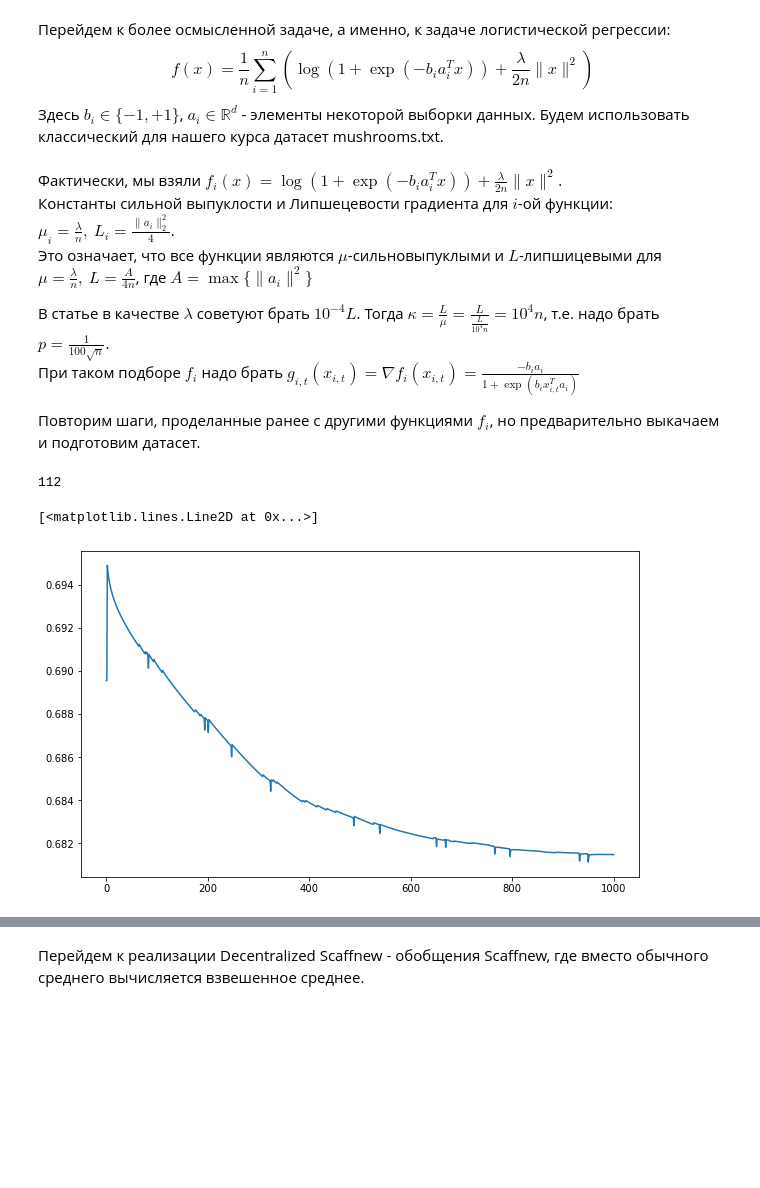
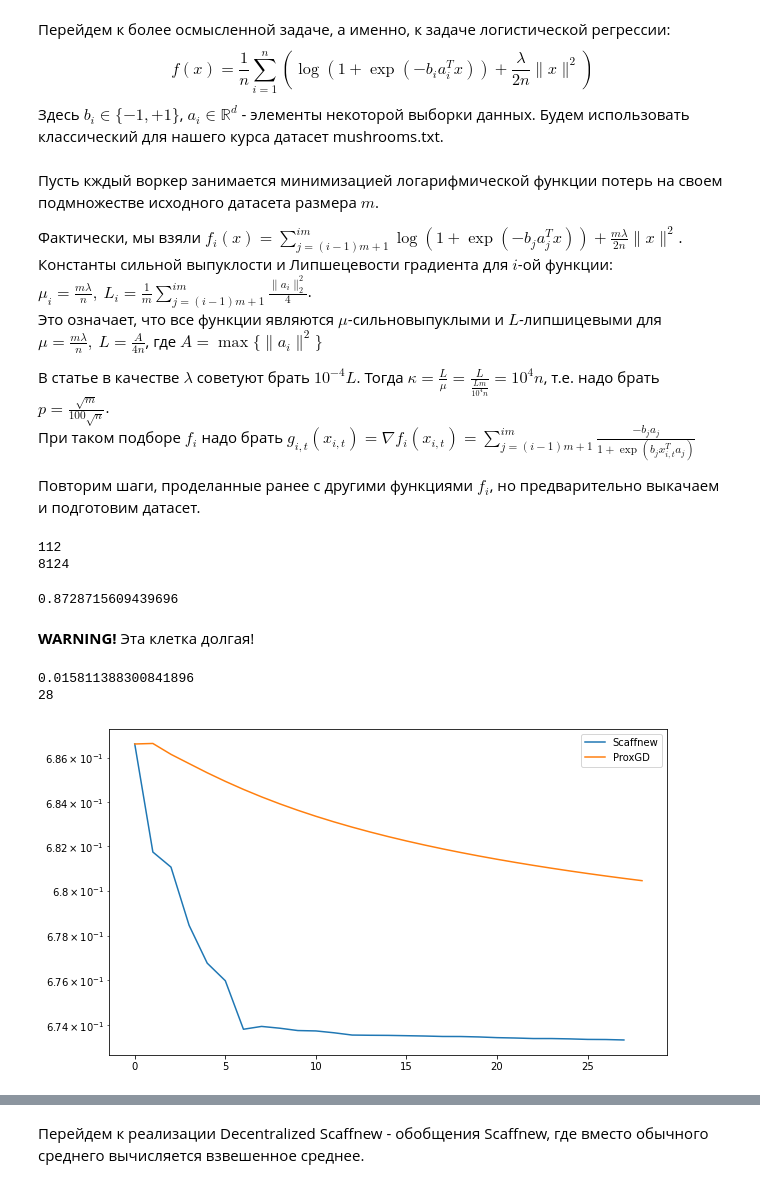
Before and after one commit to KseniyaShestakova/ProxSkip, a Jupyter notebook: ProxSkip.ipynb, the cells around one changed output, grey strips where cells are left out. Saved outputs shown, nothing was run; the diff lists cells and outputs as text; code cells hidden in the pictures; blank space fills up the shorter version.

Commit message:
fixed plots

```diff
--- a/ProxSkip.ipynb
+++ b/ProxSkip.ipynb
@@ -154,4 +164,6 @@ T = 1000
 def g(x):
     return x * np.linspace(1, n, n)
 # %%
-xs, hs, ps = Scaffnew(gamma, p, x0, h0, T, g)
+T = 10000
+xs, hs, ps, gs = Scaffnew(gamma, p, x0, h0, T, g)
+xs_lgd, hs_lgd, ps_lgd, gs_lgd = Scaffnew(gamma, 1, x0, h0, T, g)
@@ -219,12 +266,14 @@ Text(0, 0.5, 'Количество вызовов прокс. оператора
 $$ f(x) = \frac1n \sum\limits_{i=1}^{n} \left(\log(1 + \exp(-b_i a_i^T x)) + \frac{\lambda}{2n} \| x \|^2 \right) $$
 Здесь $b_i \in \{ -1, +1\}$, $a_i \in \mathbb{R}^d$ - элементы некоторой выборки данных. Будем использовать классический для нашего курса датасет mushrooms.txt.
 # %% [markdown]
-Фактически, мы взяли $f_i(x) = \log(1 + \exp(-b_i a_i^T x)) + \frac{\lambda}{2n} \| x \|^2 $. \
-Константы сильной выпуклости и Липшецевости градиента для $i$-ой функции: $\mu_i=\frac{\lambda}{n},\ L_i=\frac{\| a_i \|^2_2}{4}$. \
-Это означает, что все функции являются $\mu$-сильновыпуклыми и $L$-липшицевыми для  $\mu=\frac{\lambda}{n},\ L=\frac{A}{4n}$, где $A = \max\{\| a_i \|^2\}$
+Пусть кждый воркер занимается минимизацией логарифмической функции потерь на своем подмножестве исходного датасета размера $m$.
 
-В статье в качестве $\lambda$ советуют брать $10^{-4} L$. Тогда $\kappa = \frac{L}{\mu} = \frac{L}{\frac{L}{10^4 n}} = 10^4 n$, т.е. надо брать $p = \frac{1}{100 \sqrt{n}}$. \
-При таком подборе $f_i$ надо брать $g_{i,t}(x_{i,t}) = \nabla f_i(x_{i, t}) = \frac{-b_i a_i}{1 + \exp(b_i x_{i,t}^T a_i)}$
+Фактически, мы взяли $f_i(x) =\sum\limits_{j=(i-1)m + 1}^{im} \log(1 + \exp(-b_j a_j^T x)) + \frac{m\lambda}{2n} \| x \|^2 $. \
+Константы сильной выпуклости и Липшецевости градиента для $i$-ой функции: $\mu_i=\frac{m\lambda}{n},\ L_i=\frac1m \sum\limits_{j=(i-1)m + 1}^{im}\frac{\| a_i \|^2_2}{4}$. \
+Это означает, что все функции являются $\mu$-сильновыпуклыми и $L$-липшицевыми для  $\mu=\frac{m\lambda}{n},\ L=\frac{A}{4n}$, где $A = \max\{\| a_i \|^2\}$
+
+   В статье в качестве $\lambda$ советуют брать $10^{-4} L$. Тогда $\kappa = \frac{L}{\mu} = \frac{L}{\frac{Lm}{10^4 n}} = 10^4 n$, т.е. надо брать $p = \frac{\sqrt{m}}{100 \sqrt{n}}$. \
+При таком подборе $f_i$ надо брать $g_{i,t}(x_{i,t}) = \nabla f_i(x_{i, t}) = \sum\limits_{j=(i-1)m + 1}^{im}  \frac{-b_j a_j}{1 + \exp(b_j x_{i,t}^T a_j)}$
 
 Повторим шаги, проделанные ранее с другими функциями $f_i$, но предварительно выкачаем и подготовим датасет.
 # %%
@@ -238,6 +287,8 @@ d = len(a[0])
 
 b = 2 * b - 3
 print(d)
+print(N)
 # %% [output]
 112
+8124
 # %%
@@ -254,33 +308,61 @@ h0 = np.zeros(shape=(n, d))
 
 T = 10
+# %%
+print(gamma)
+# %% [output]
+0.8728715609439696
 # %%
 def calc_f(x):
     arr = [np.log(1 + np.exp(-b[i] * a[i].T * x)) for i in range(n)]
     return np.mean(np.array(arr)) + lambd * np.linalg.norm(x) / 2
 # %%
-def g(x):
+def g(x, batch_size, batch_num):
     ret = []
-    for i in range(n):
-        denom = 1 + np.exp(b[i] * (x[i].T @ a[i]))
-        ret.append(-b[i] * a[i] / denom)
+    for i in range(batch_num):
+        # batchs == workers
+        # calculate gradient separately for each worker
+        curr_grad = 0
+        for j in range(i * batch_size, (i + 1) * batch_size):
+            denom = 1 + np.exp(b[j] * (x[i].T @ a[j]))
+            curr_grad += -b[j] * a[j] / denom
+
+        ret.append(curr_grad / batch_size)
+
     return np.array(ret)
+
+def get_g(batch_size, batch_num):
+    return lambda x: g(x, batch_size, batch_num)
+# %% [markdown]
+**WARNING!** Эта клетка долгая!
 # %%
 L = np.max(np.linalg.norm(a, axis=1)) / 4
 gamma = 1 / L
-p = 1 / (100 * np.sqrt(n))
+p = 1 / (100 * np.sqrt(batch_num))
 
-x0 = np.ones(shape=(n, d))  / 10
-h0 = np.ones(shape=(n, d)) / 1000
+x0 = np.ones(shape=(batch_num, d))  / 10
+h0 = np.zeros(shape=(batch_num, d))
 
-T = 1000
+T = 2000
 
-xs, hs, ps = Scaffnew(gamma, p, x0, h0, T, g)
+xs, hs, ps, gs = Scaffnew(gamma, 10 * p, x0, h0, T, get_g(batch_size, batch_num))
+xs_lgd, hs_lgd, ps_lgd, gs_lgd = Scaffnew(gamma, 1, x0, h0, len(ps), get_g(batch_size, batch_num))
+# %%
+print(10 * p)
+print(len(xs))
+# %% [output]
+0.015811388300841896
+28
 # %%
 plt.figure(figsize=(10, 6))
-x_err, h_err, psi = calc_errors(xs, hs, gamma, p)
-fs = [calc_f(x) for x in xs]
 
-plt.plot(fs)
+iters = 30
+
+fs = [calc_f(x) for x in xs[:iters]]
+fs_lgd = [calc_f(x) for x in xs_lgd[:iters]]
+
+plt.plot(fs, label='Scaffnew')
+plt.plot(fs_lgd, label='ProxGD')
+plt.legend()
+plt.yscale('log')
 # %% [output]
-[<matplotlib.lines.Line2D at 0x...>]
-[figure, old version]
+[figure, new version]
```
Also changed, not shown: parts of 17 cells of this notebook.
